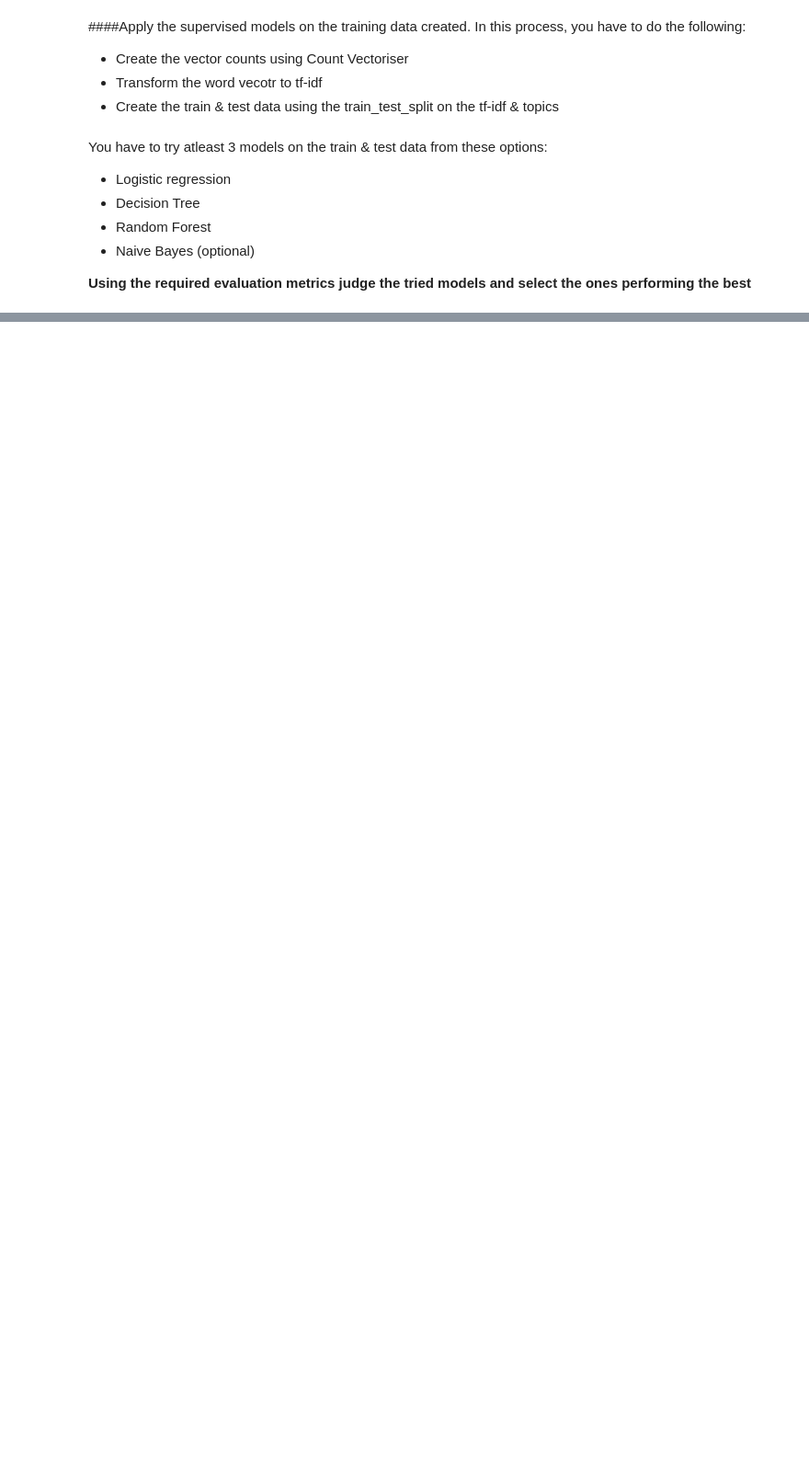
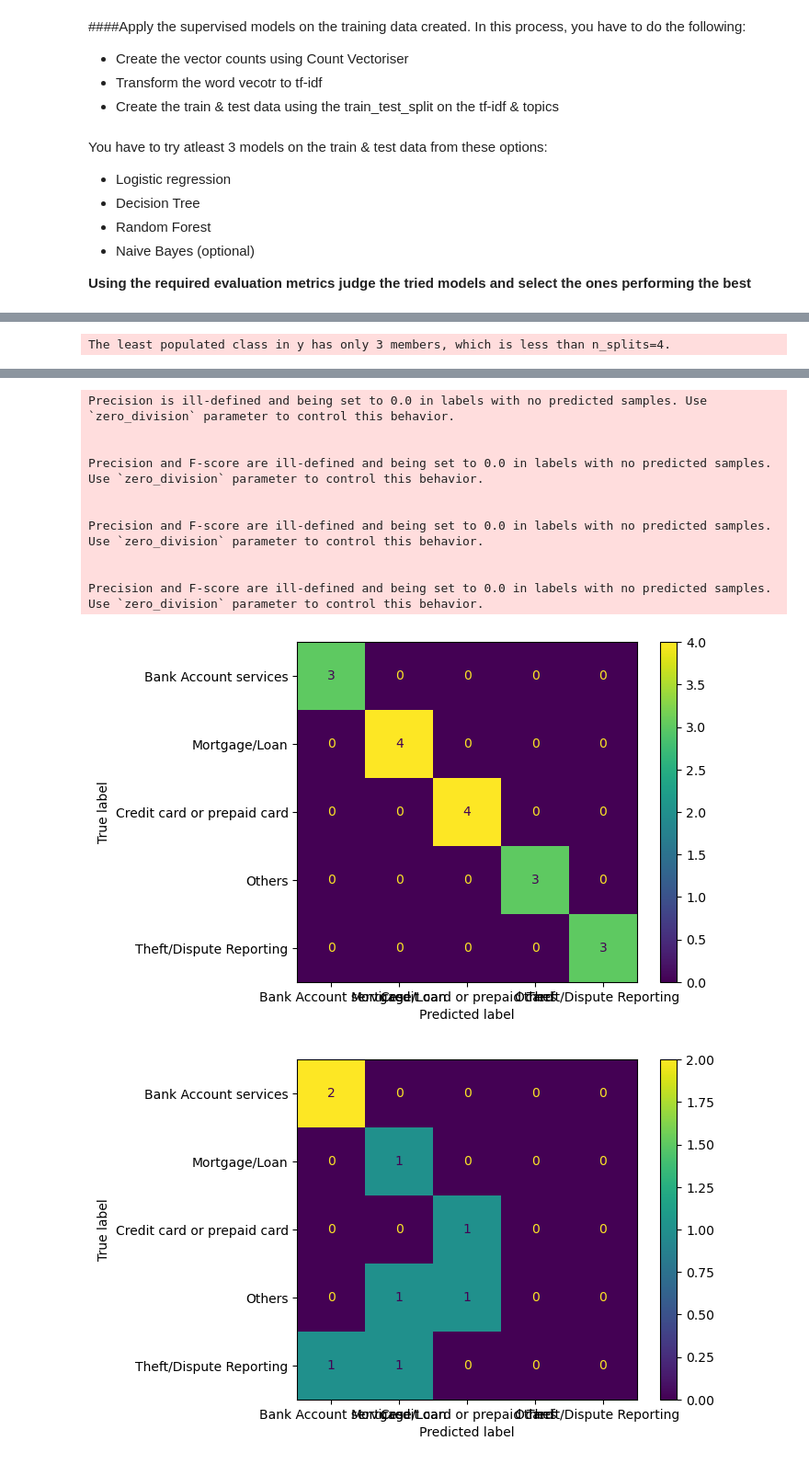
Before and after one commit to mayur200/automatic-ticket-classification-nlp, a Jupyter notebook: Automatic_Ticket_Classification_Assignment.ipynb, the cells around one changed output, grey strips where cells are left out. Shown at 92% size. Cells and saved outputs as stored; diff of their text form; code cells hidden in the pictures; blank space fills up the shorter version.

```diff
--- a/Automatic_Ticket_Classification_Assignment.ipynb
+++ b/Automatic_Ticket_Classification_Assignment.ipynb
@@ -804,0 +890,13 @@ You have to try atleast 3 models on the train & test data from these options:
+# %%
+#running and evaluating the Logistic Regression model
+params = {
+    'C': [0.001, 0.01, 0.1, 1, 10, 100],
+    'penalty': ['l1', 'l2', 'elasticnet', 'none'],
+    'solver': ['newton-cg', 'lbfgs', 'liblinear', 'sag', 'saga'],
+    'max_iter': [100, 200, 300, 500, 1000],
+    'class_weight': [None, 'balanced']
+}
+model=run_model(LogisticRegression(),params)
+eval_model(train_y,model.predict(train_X),model.predict_proba(train_X),type='Training')
+eval_model(test_y,model.predict(test_X),model.predict_proba(test_X),type='Test')
+# %% [output]
@@ -804,0 +910 @@ You have to try atleast 3 models on the train & test data from these options:
+The least populated class in y has only 3 members, which is less than n_splits=4.
@@ -804,0 +928,12 @@ You have to try atleast 3 models on the train & test data from these options:
+Precision is ill-defined and being set to 0.0 in labels with no predicted samples. Use `zero_division` parameter to control this behavior.
+
+
+Precision and F-score are ill-defined and being set to 0.0 in labels with no predicted samples. Use `zero_division` parameter to control this behavior.
+
+
+Precision and F-score are ill-defined and being set to 0.0 in labels with no predicted samples. Use `zero_division` parameter to control this behavior.
+
+
+Precision and F-score are ill-defined and being set to 0.0 in labels with no predicted samples. Use `zero_division` parameter to control this behavior.
+[figure, added]
+[figure, added]
```
Also changed, not shown: parts of 20 cells of this notebook.
